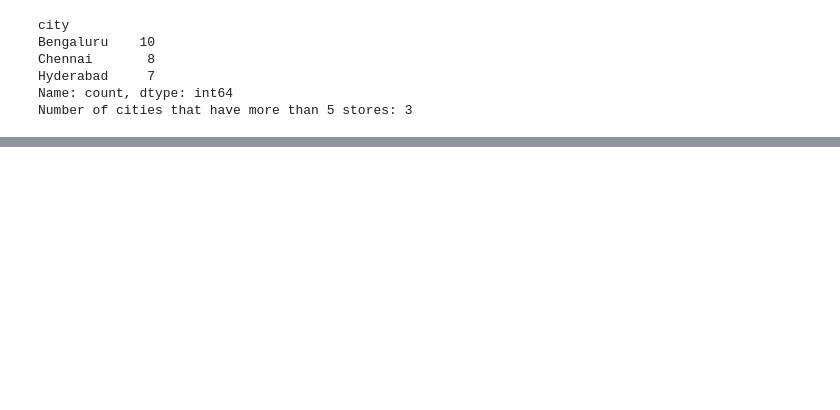
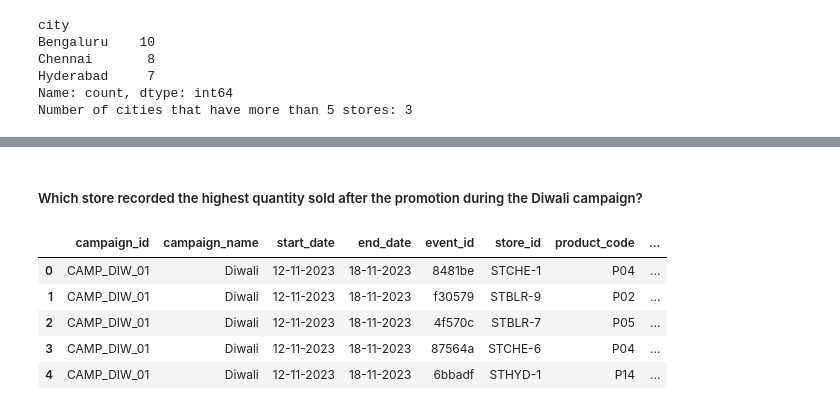
Before and after one commit to Monish-Mamilla/ml-project-2, a Jupyter notebook: notebooks/01_eda.ipynb, the cells around one changed output, grey strips where cells are left out. Cells and saved outputs as stored; diff of their text form; code cells hidden in the pictures; blank space fills up the shorter version.

```diff
--- a/notebooks/01_eda.ipynb
+++ b/notebooks/01_eda.ipynb
@@ -93,0 +243,12 @@ df_events.head()
+# %% [markdown]
+##### Which store recorded the highest quantity sold after the promotion during the Diwali campaign?
+# %%
+df_store_camp_event_merge = df_campaign_event_merge.merge(df_stores, on='store_id',how='inner')
+df_store_camp_event_merge.head()
+# %% [output]
+|  | campaign_id | campaign_name | start_date | end_date | event_id | store_id | product_code | ... |
+| 0 | CAMP_DIW_01 | Diwali | 12-11-2023 | 18-11-2023 | 8481be | STCHE-1 | P04 | ... |
+| 1 | CAMP_DIW_01 | Diwali | 12-11-2023 | 18-11-2023 | f30579 | STBLR-9 | P02 | ... |
+| 2 | CAMP_DIW_01 | Diwali | 12-11-2023 | 18-11-2023 | 4f570c | STBLR-7 | P05 | ... |
+| 3 | CAMP_DIW_01 | Diwali | 12-11-2023 | 18-11-2023 | 87564a | STCHE-6 | P04 | ... |
+| 4 | CAMP_DIW_01 | Diwali | 12-11-2023 | 18-11-2023 | 6bbadf | STHYD-1 | P14 | ... |
```
Also changed, not shown: parts of 52 cells of this notebook, 1 other file.
